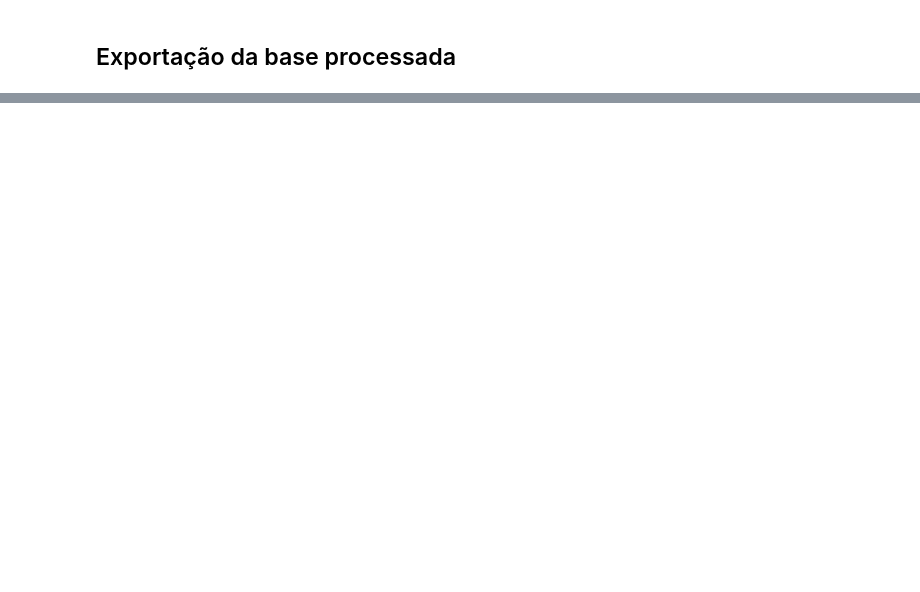
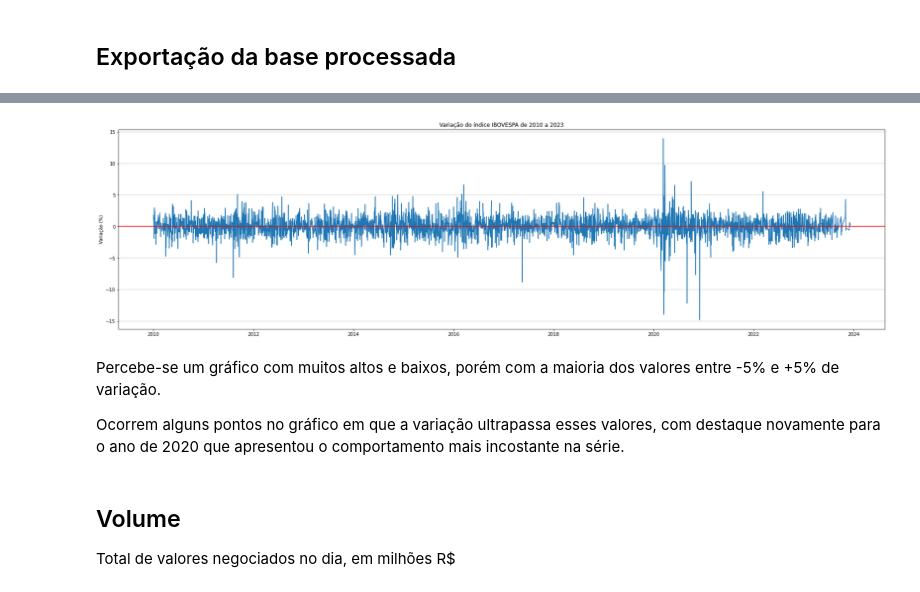
Before and after one commit to jackson-simionato/fase2_pos_tech, a Jupyter notebook: Fase2_Tech_Challenge/Fase2_Tech_Challenge.ipynb, the cells around one changed output, grey strips where cells are left out. Drawn from its saved outputs; the diff is of its cells as text; code cells hidden in the pictures; blank space fills up the shorter version.

```diff
--- a/Fase2_Tech_Challenge/Fase2_Tech_Challenge.ipynb
+++ b/Fase2_Tech_Challenge/Fase2_Tech_Challenge.ipynb
@@ -149,0 +175,23 @@ dados.to_csv('./data/dados_ibovespa_2000-2023_processed.csv', index=False)
+# %%
+fig, ax = plt.subplots(figsize=(30,8))
+
+sns.lineplot(dados, x='ds', y='variacao', ax=ax)
+ax.axhline(y=0, color='red')
+
+ax.grid(True, color='black', linewidth=0.2, axis='y')
+
+ax.set_title('Variação do índice IBOVESPA de 2010 a 2023')
+ax.set_xlabel('')
+ax.set_ylabel('Variação (%)')
+
+plt.show()
+# %% [output]
+[figure, added]
+# %% [markdown]
+Percebe-se um gráfico com muitos altos e baixos, porém com a maioria dos valores entre -5% e +5% de variação.
+
+Ocorrem alguns pontos no gráfico em que a variação ultrapassa esses valores, com destaque novamente para o ano de 2020 que apresentou o comportamento mais incostante na série.
+# %% [markdown]
+## Volume
+
+Total de valores negociados no dia, em milhões R$
```
Also changed, not shown: parts of 20 cells of this notebook, 2 other files.
